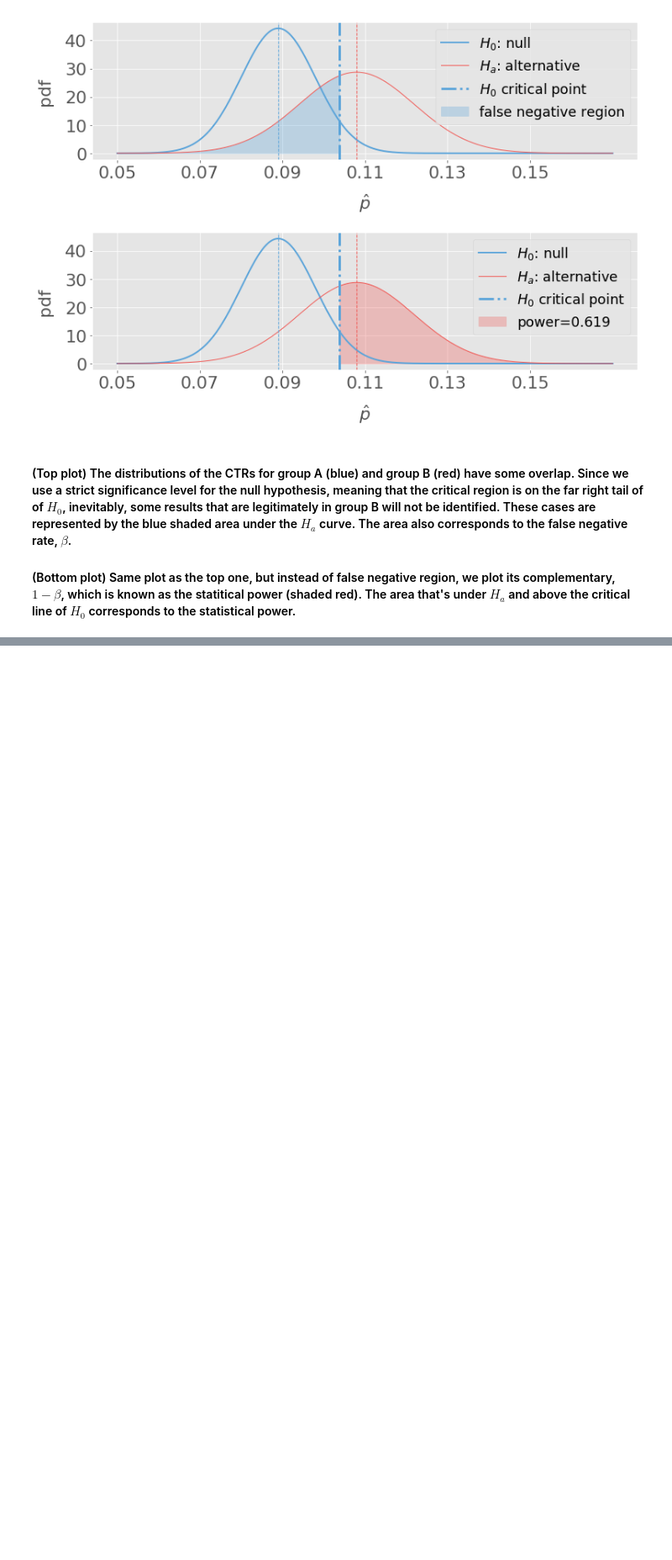
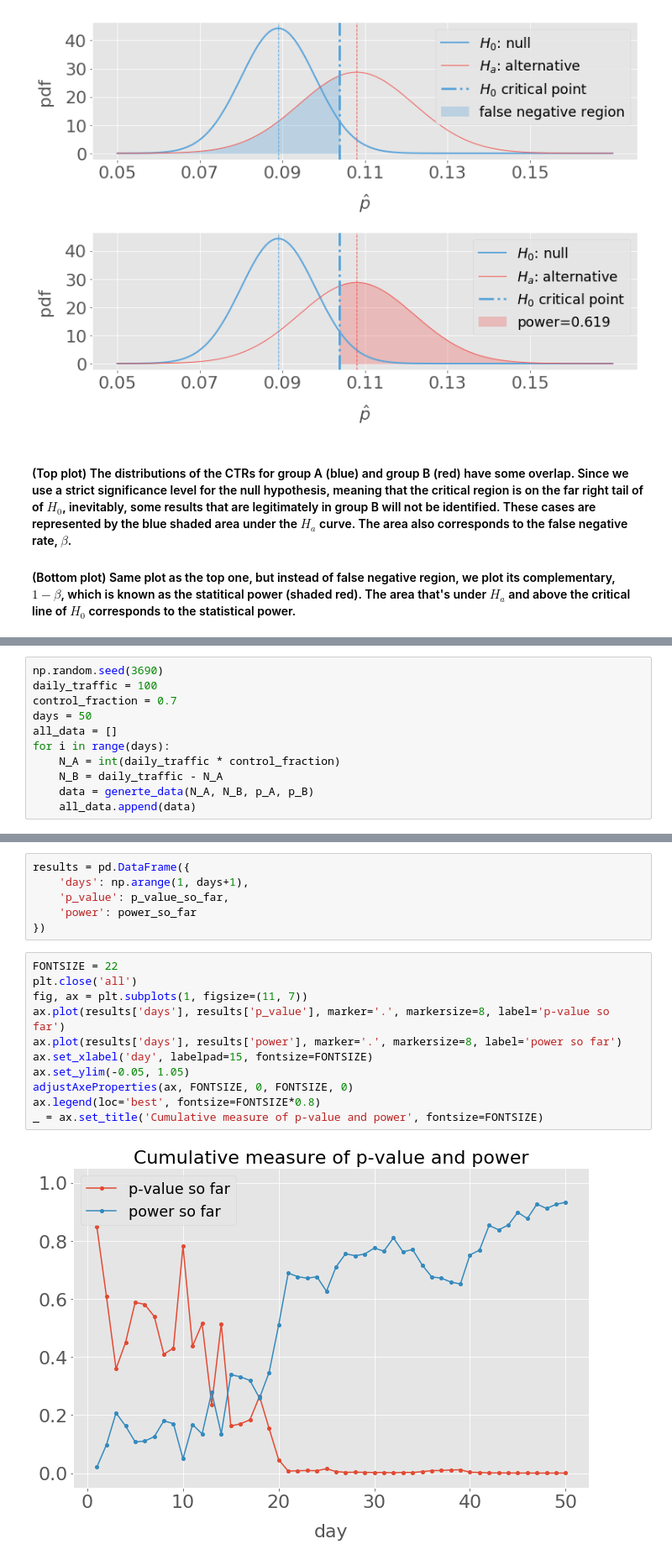
Before and after one commit to cheng-w-liu/computational-notes, a Jupyter notebook: Statistics/ab_analysis.ipynb, the cells around one changed output, grey strips where cells are left out. Shown at 84% size. Cells and saved outputs as stored; diff of their text form; blank space fills up the shorter version.

```diff
--- a/Statistics/ab_analysis.ipynb
+++ b/Statistics/ab_analysis.ipynb
@@ -255,0 +263,11 @@ plt.tight_layout(w_pad=1.0, h_pad=2.0)
+# %%
+np.random.seed(3690)
+daily_traffic = 100
+control_fraction = 0.7
+days = 50
+all_data = []
+for i in range(days):
+    N_A = int(daily_traffic * control_fraction)
+    N_B = daily_traffic - N_A
+    data = generte_data(N_A, N_B, p_A, p_B)
+    all_data.append(data)
@@ -255,0 +306,19 @@ plt.tight_layout(w_pad=1.0, h_pad=2.0)
+# %%
+results = pd.DataFrame({
+    'days': np.arange(1, days+1),
+    'p_value': p_value_so_far,
+    'power': power_so_far
+})
+# %%
+FONTSIZE = 22
+plt.close('all')
+fig, ax = plt.subplots(1, figsize=(11, 7))
+ax.plot(results['days'], results['p_value'], marker='.', markersize=8, label='p-value so far')
+ax.plot(results['days'], results['power'], marker='.', markersize=8, label='power so far')
+ax.set_xlabel('day', labelpad=15, fontsize=FONTSIZE)
+ax.set_ylim(-0.05, 1.05)
+adjustAxeProperties(ax, FONTSIZE, 0, FONTSIZE, 0)
+ax.legend(loc='best', fontsize=FONTSIZE*0.8)
+_ = ax.set_title('Cumulative measure of p-value and power', fontsize=FONTSIZE)
+# %% [output]
+[figure, added]
```
Also changed, not shown: parts of 6 cells of this notebook.
